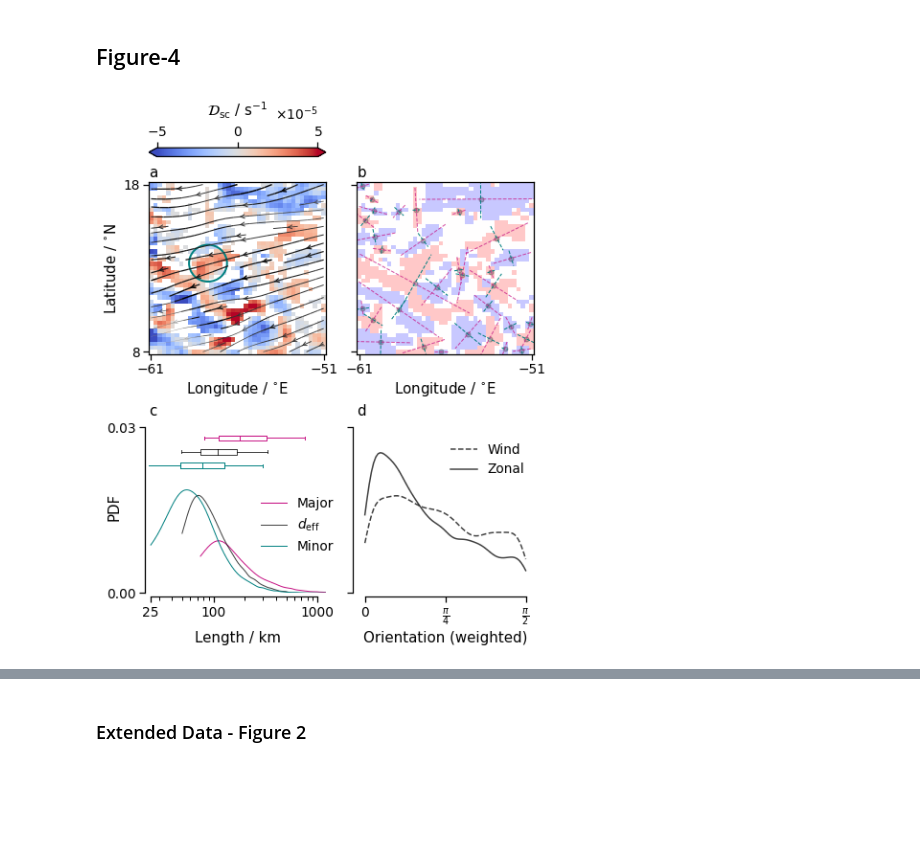
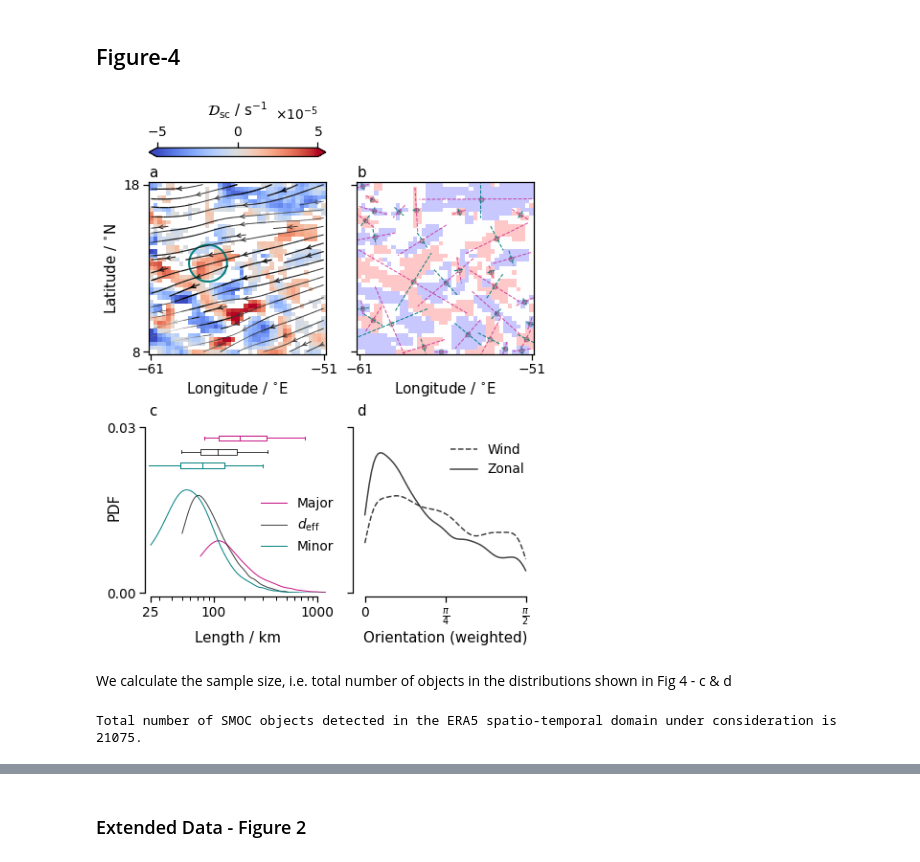
Before and after one commit to Geet-George/recode_smocs, a Jupyter notebook: ERA5_processing.ipynb, the cells around one changed output, grey strips where cells are left out. Drawn from its saved outputs; the diff is of its cells as text; code cells hidden in the pictures; blank space fills up the shorter version.

```diff
--- a/ERA5_processing.ipynb
+++ b/ERA5_processing.ipynb
@@ -451,7 +446,7 @@ ax[0,1].set_yticks(np.arange(8,18.1,10))
 ax[0,0].set_xticks(np.arange(-61,-50.9,10))
 ax[0,1].set_xticks(np.arange(-61,-50.9,10))
 
-regions = regionprops(label(ds_all.X.isel(time=time_id),connectivity=1))
+regions = regionprops(label(ds_all.X.isel(time=time_id),connectivity=2))
 
 for props in regions:
 
@@ -492,7 +487,7 @@ positions = [0.0280,0.0255,.023,]
 for id_,par in enumerate(pars):
     data = ds_all[par].values[~np.isnan(ds_all[par].values)].flatten()*25
     kde = gaussian_kde(data)
-    dist_space = linspace(dist_lows[id_], 2000, 1000)
+    dist_space = np.linspace(dist_lows[id_], 2000, 1000)
     normalized_kde = kde(dist_space)/kde(dist_space).sum()
     ax[1,0].plot(dist_space,normalized_kde,color=colors[id_],alpha=alphas[id_],linestyle='-',linewidth=1,label=kde_labels[id_])
     ca_dicts = {'color':colors[id_],'alpha':alphas[id_]}
@@ -511,36 +506,41 @@ ax[1,0].legend(frameon=False,loc=(0.6,0.2))
 ax[1,0].set_title('c',loc='left')
 
 #### Subplot-4
 
 data = ds_all.orientation_wrt_wdir_domain.values[~np.isnan(ds_all.orientation_wrt_wdir_domain.values)].flatten()
 weight = ds_all.area.values[~np.isnan(ds_all.orientation_wrt_wdir_domain.values)].flatten()
-# Create the kernel, given an array it will estimate the probability over that values
 kde_w = gaussian_kde(data,weights=weight)
-# these are the values over which kernel will be evaluated
-dist_space = linspace( min(data),max(data),75)
+dist_space = np.linspace( min(data),max(data),75)
 normalized_kde_w = kde_w(dist_space)/kde_w(dist_space).sum()
 ax[1,1].plot(dist_space,normalized_kde_w,label='Wind',c='k',linestyle='--',alpha=0.75);
 
 data = np.pi/2 - np.sqrt(ds_all.orientation.values[~np.isnan(ds_all.orientation.values)].flatten()**2)
 weight = ds_all.area.values[~np.isnan(ds_all.orientation.values)].flatten()
 kde_w = gaussian_kde(data,weights=weight)
-dist_space = linspace( min(data),max(data),75)
+dist_space = np.linspace( min(data),max(data),75)
 normalized_kde_w = kde_w(dist_space)/kde_w(dist_space).sum()
 ax[1,1].plot(dist_space,normalized_kde_w,label='Zonal',c='k',linestyle='-',alpha=0.75);
 
 ax[1,1].legend(frameon=False,loc=(0.5,0.65))
 ax[1,1].set_xlabel('Orientation (weighted)')
 ax[1,1].set_ylabel('')
 ax[1,1].set_xticks([0,np.pi/4,np.pi/2])
 ax[1,1].set_xticklabels([0,'$\\frac{\pi}{4}$','$\\frac{\pi}{2}$'])
 
 ax[1,1].set_title('d',loc='left')
 ax[1,1].set_ylim(0,3.1e-2)
 ax[1,1].set_yticks(np.arange(0,3.1e-2,3e-2))
 
 sb.despine(ax=ax[1,1],trim=True,offset=4)
 sb.despine(ax=ax[1,0],trim=True,offset=4)
 
-plt.savefig('sandbox/geometric_properties_of_smocs_with_orientation_wrt_wind.pdf',bbox_inches='tight')
+plt.savefig('Plots/Figure_4.pdf',bbox_inches='tight')
 # %% [output]
-[figure, old version]
+[figure, new version]
+# %% [markdown]
+We calculate the sample size, i.e. total number of objects in the distributions shown in Fig 4 - c & d
+# %%
+sample_size_total_objects = (ds_all.axis_major_length > 0).sum()
+print(f'Total number of SMOC objects detected in the ERA5 spatio-temporal domain under consideration is {sample_size_total_objects}.')
+# %% [output]
+Total number of SMOC objects detected in the ERA5 spatio-temporal domain under consideration is 21075.
```
Also changed, not shown: parts of 6 cells of this notebook, 1 other file.
